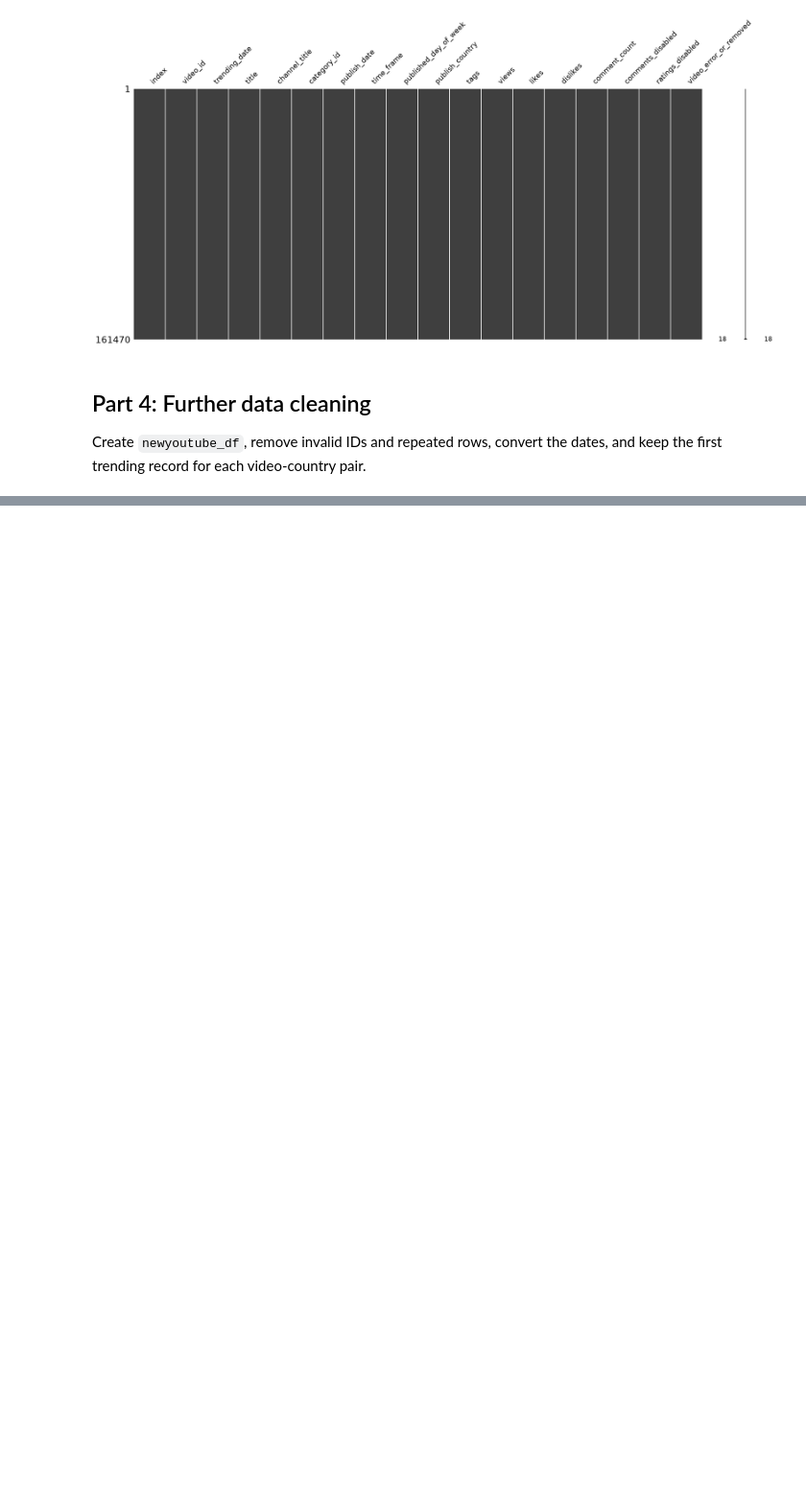
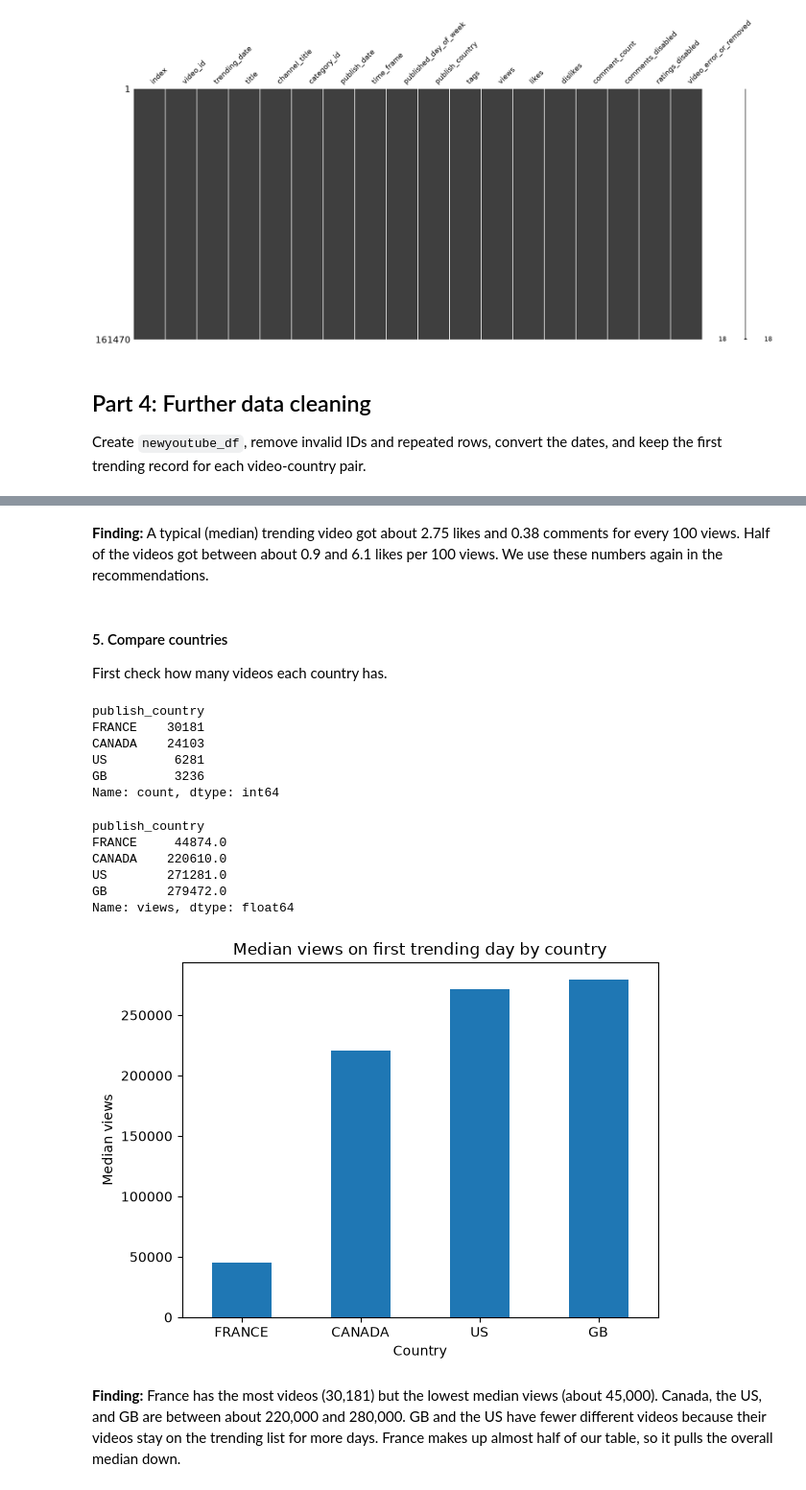
Before and after one commit to ImHamadAlqallaf/ga-eda-project, a Jupyter notebook: youtube_trending_analysis.ipynb, the cells around one changed output, grey strips where cells are left out. Shown at 96% size. Cells and saved outputs as stored; diff of their text form; code cells hidden in the pictures; blank space fills up the shorter version.

```diff
--- a/youtube_trending_analysis.ipynb
+++ b/youtube_trending_analysis.ipynb
@@ -294,0 +391,36 @@ Suggest only next steps supported by the results. Do not claim that likes or com
+# %% [markdown]
+**Finding:** A typical (median) trending video got about 2.75 likes and 0.38 comments for every 100 views. Half of the videos got between about 0.9 and 6.1 likes per 100 views. We use these numbers again in the recommendations.
+# %% [markdown]
+#### 5. Compare countries
+
+First check how many videos each country has.
+# %%
+newyoutube_df['publish_country'].value_counts()
+# %% [output]
+publish_country
+FRANCE    30181
+CANADA    24103
+US         6281
+GB         3236
+Name: count, dtype: int64
+# %%
+country_views = newyoutube_df.groupby('publish_country')['views'].median().sort_values()
+country_views
+# %% [output]
+publish_country
+FRANCE     44874.0
+CANADA    220610.0
+US        271281.0
+GB        279472.0
+Name: views, dtype: float64
+# %%
+country_views.plot(kind='bar', rot=0)
+plt.title('Median views on first trending day by country')
+plt.xlabel('Country')
+plt.ylabel('Median views')
+plt.savefig('charts/median_views_by_country.png', bbox_inches='tight')
+plt.show()
+# %% [output]
+[figure, added]
+# %% [markdown]
+**Finding:** France has the most videos (30,181) but the lowest median views (about 45,000). Canada, the US, and GB are between about 220,000 and 280,000. GB and the US have fewer different videos because their videos stay on the trending list for more days. France makes up almost half of our table, so it pulls the overall median down.
```
Also changed, not shown: parts of 100 cells of this notebook, 8 other files.
